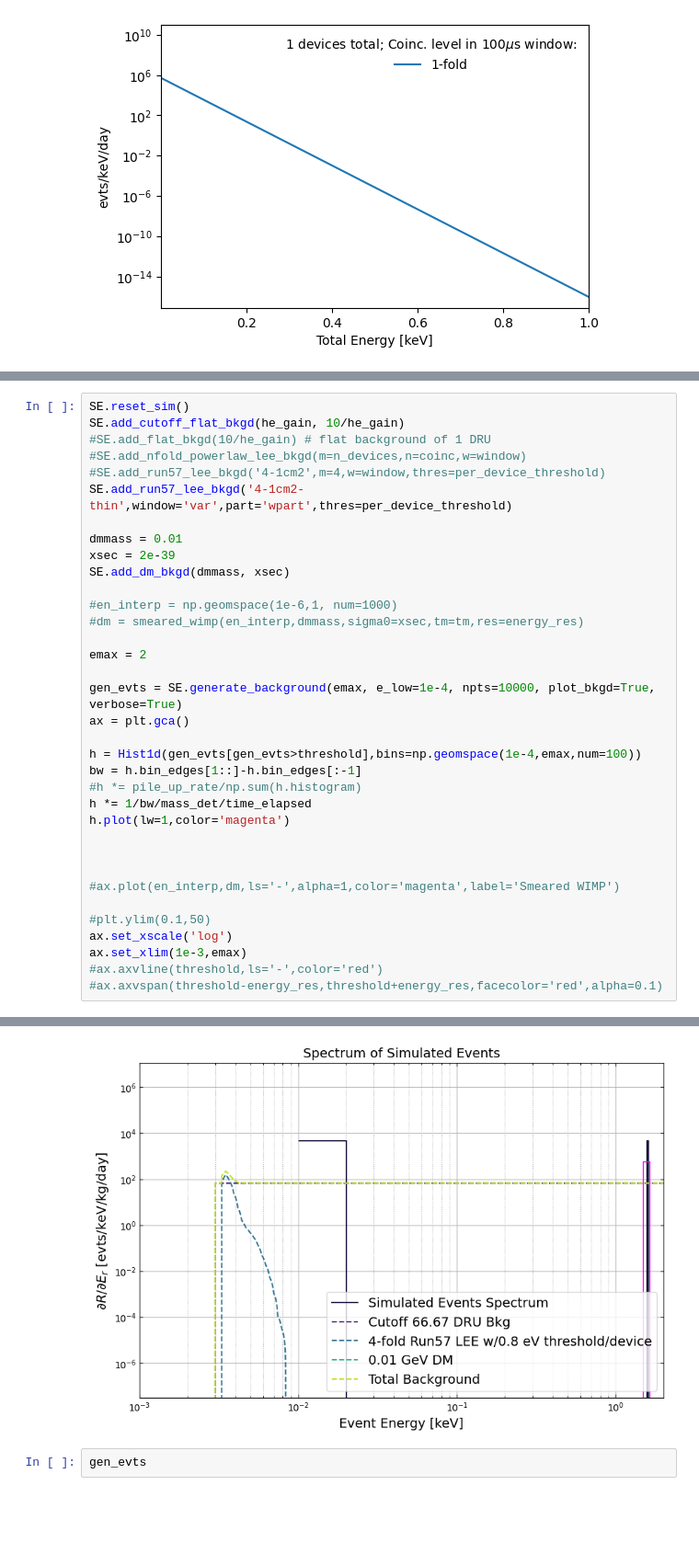
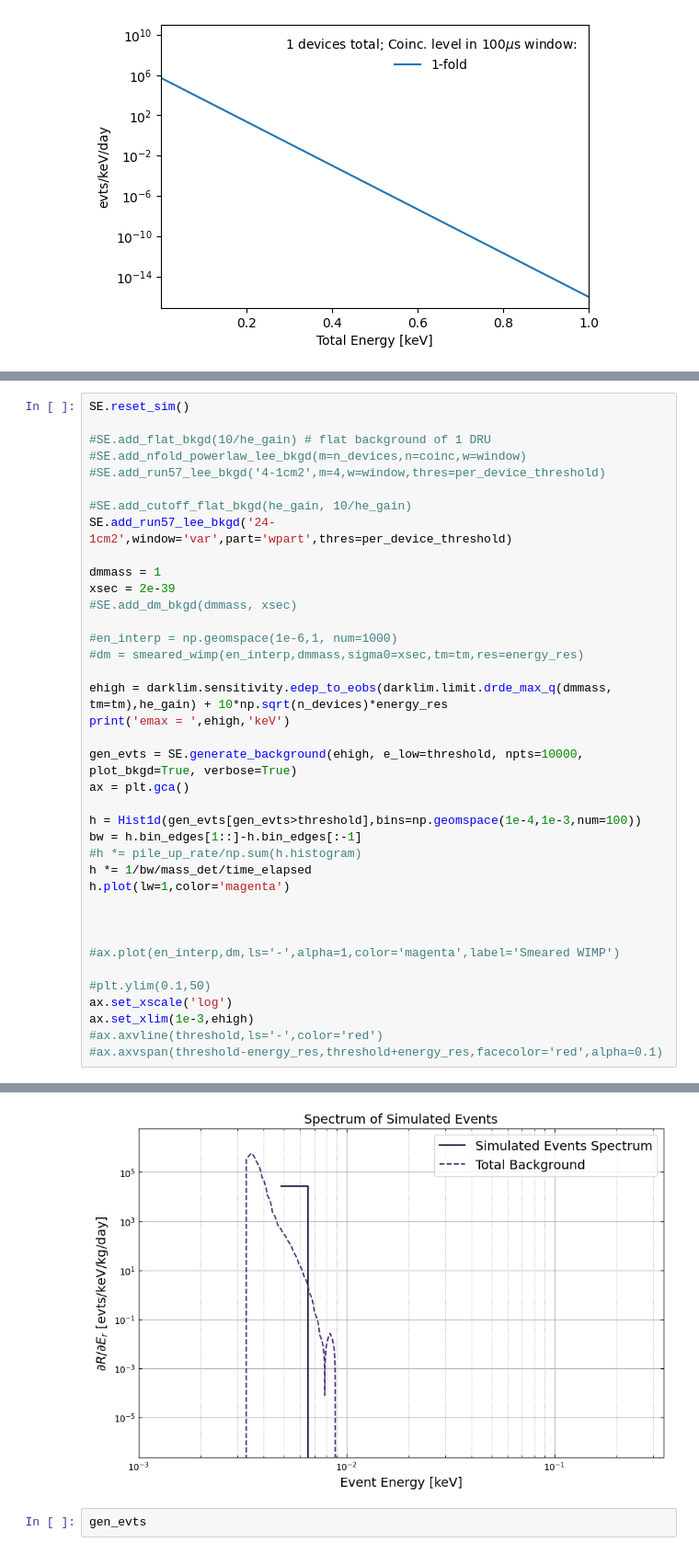
Before and after one commit to spice-herald/DarkLim, a Jupyter notebook: examples/helium-update-playground.ipynb, the cells around one changed output, grey strips where cells are left out. Shown at 92% size. Saved outputs shown, nothing was run; the diff lists cells and outputs as text; blank space fills up the shorter version.

```diff
--- a/examples/helium-update-playground.ipynb
+++ b/examples/helium-update-playground.ipynb
@@ -208,25 +241,28 @@ Energy threshold: 3.200 eV; 5.00 sigma in each device
 ROI max: 0.914 keV for max DM mass of 2.000 GeV.
 # %%
 SE.reset_sim()
-SE.add_cutoff_flat_bkgd(he_gain, 10/he_gain)
+
 #SE.add_flat_bkgd(10/he_gain) # flat background of 1 DRU
 #SE.add_nfold_powerlaw_lee_bkgd(m=n_devices,n=coinc,w=window)
 #SE.add_run57_lee_bkgd('4-1cm2',m=4,w=window,thres=per_device_threshold)
-SE.add_run57_lee_bkgd('4-1cm2-thin',window='var',part='wpart',thres=per_device_threshold)
 
-dmmass = 0.01
+#SE.add_cutoff_flat_bkgd(he_gain, 10/he_gain)
+SE.add_run57_lee_bkgd('24-1cm2',window='var',part='wpart',thres=per_device_threshold)
+
+dmmass = 1
 xsec = 2e-39
-SE.add_dm_bkgd(dmmass, xsec)
+#SE.add_dm_bkgd(dmmass, xsec)
 
 #en_interp = np.geomspace(1e-6,1, num=1000)
 #dm = smeared_wimp(en_interp,dmmass,sigma0=xsec,tm=tm,res=energy_res)
 
-emax = 2
+ehigh = darklim.sensitivity.edep_to_eobs(darklim.limit.drde_max_q(dmmass, tm=tm),he_gain) + 10*np.sqrt(n_devices)*energy_res
+print('emax = ',ehigh,'keV')
 
-gen_evts = SE.generate_background(emax, e_low=1e-4, npts=10000, plot_bkgd=True, verbose=True)
+gen_evts = SE.generate_background(ehigh, e_low=threshold, npts=10000, plot_bkgd=True, verbose=True)
 ax = plt.gca()
 
-h = Hist1d(gen_evts[gen_evts>threshold],bins=np.geomspace(1e-4,emax,num=100))
+h = Hist1d(gen_evts[gen_evts>threshold],bins=np.geomspace(1e-4,1e-3,num=100))
 bw = h.bin_edges[1::]-h.bin_edges[:-1]
 #h *= pile_up_rate/np.sum(h.histogram)
 h *= 1/bw/mass_det/time_elapsed
@@ -238,7 +274,7 @@ h.plot(lw=1,color='magenta')
 
 #plt.ylim(0.1,50)
 ax.set_xscale('log')
-ax.set_xlim(1e-3,emax)
+ax.set_xlim(1e-3,ehigh)
 #ax.axvline(threshold,ls='-',color='red')
 #ax.axvspan(threshold-energy_res,threshold+energy_res,facecolor='red',alpha=0.1)
 # %% [output]
@@ -248,4 +285,4 @@ created 2.0 evts
-[figure, old version]
+[figure, new version]
 # %%
 gen_evts
 # %% [output]
```
Also changed, not shown: parts of 4 cells of this notebook, 6 other files.
